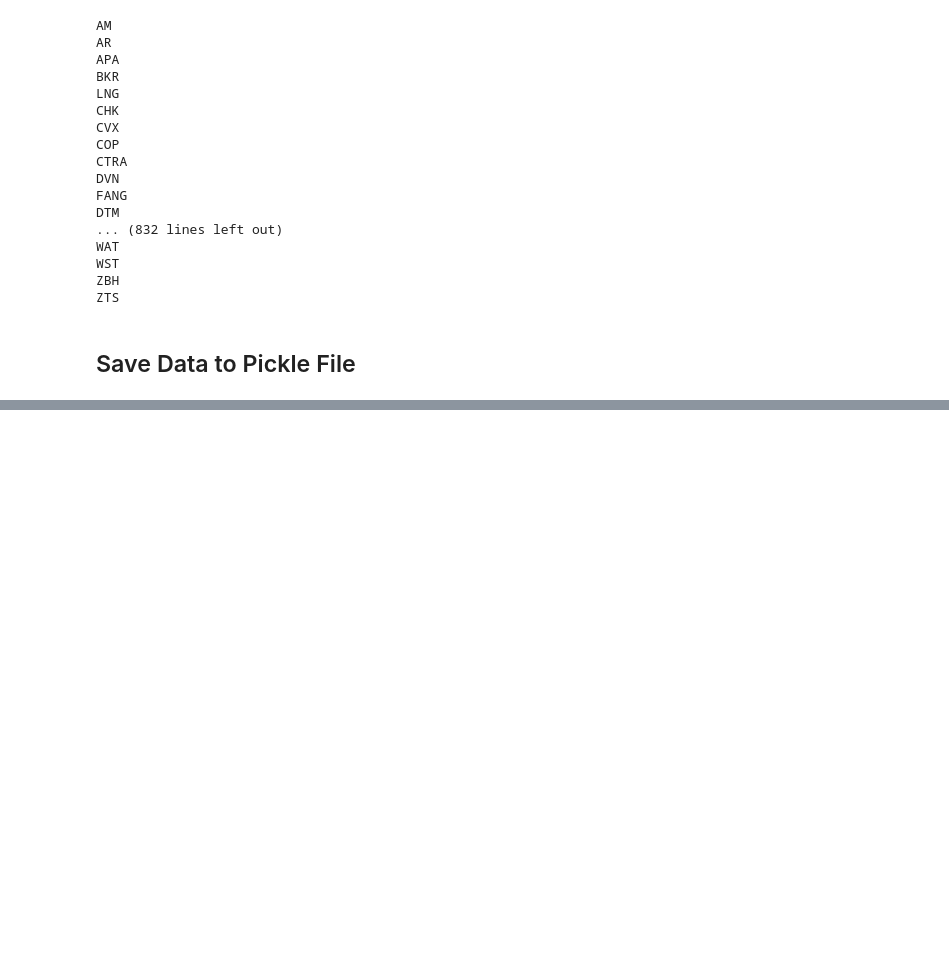
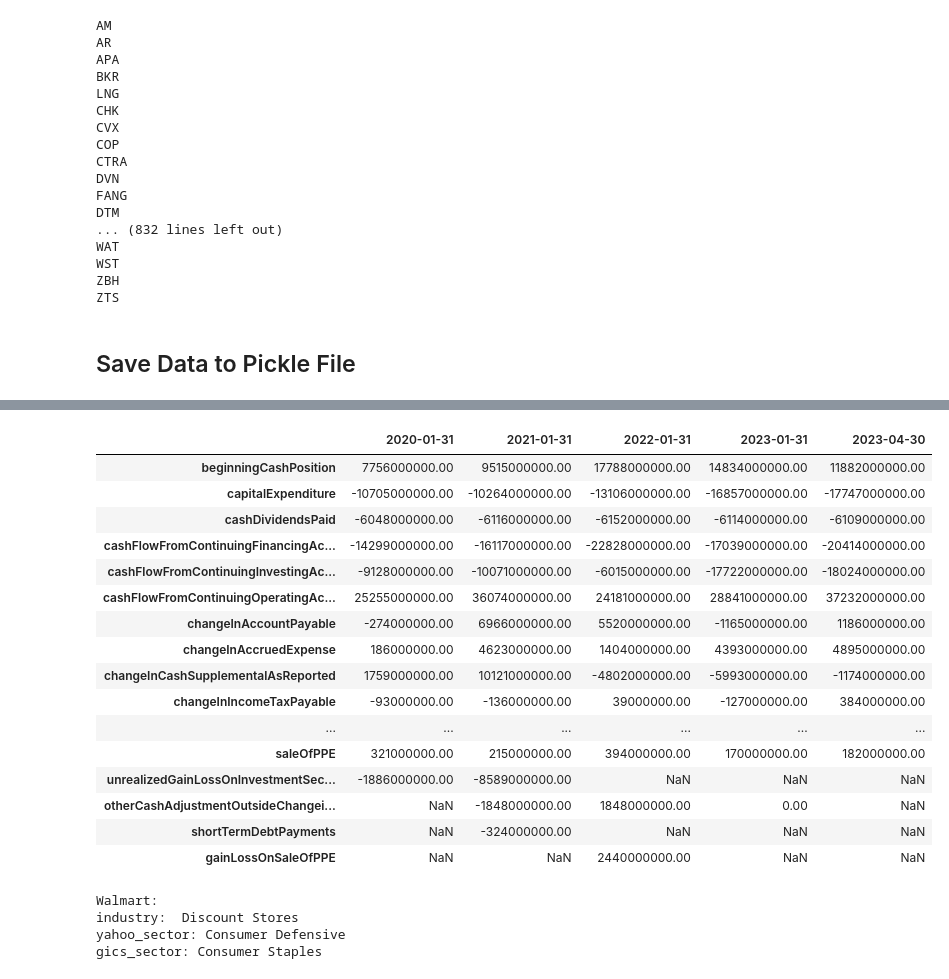
Before and after one commit to priyeshp123/MD3, a Jupyter notebook: notebook/Yahoo/Stage2_Yahoo_Extract_Data.ipynb, the cells around one changed output, grey strips where cells are left out. Saved outputs shown, nothing was run; the diff lists cells and outputs as text; code cells hidden in the pictures; blank space fills up the shorter version.

```diff
--- a/notebook/Yahoo/Stage2_Yahoo_Extract_Data.ipynb
+++ b/notebook/Yahoo/Stage2_Yahoo_Extract_Data.ipynb
@@ -183,0 +226,34 @@ len(master_company_profile.keys())
+# %%
+# Check Data - Cash Statement
+
+master_company_data['WMT']['cash']
+# %% [output]
+|  | 2020-01-31 | 2021-01-31 | 2022-01-31 | 2023-01-31 | 2023-04-30 |
+| beginningCashPosition | 7756000000.00 | 9515000000.00 | 17788000000.00 | 14834000000.00 | 11882000000.00 |
+| capitalExpenditure | -10705000000.00 | -10264000000.00 | -13106000000.00 | -16857000000.00 | -17747000000.00 |
+| cashDividendsPaid | -6048000000.00 | -6116000000.00 | -6152000000.00 | -6114000000.00 | -6109000000.00 |
+| cashFlowFromContinuingFinancingAc... | -14299000000.00 | -16117000000.00 | -22828000000.00 | -17039000000.00 | -20414000000.00 |
+| cashFlowFromContinuingInvestingAc... | -9128000000.00 | -10071000000.00 | -6015000000.00 | -17722000000.00 | -18024000000.00 |
+| cashFlowFromContinuingOperatingAc... | 25255000000.00 | 36074000000.00 | 24181000000.00 | 28841000000.00 | 37232000000.00 |
+| changeInAccountPayable | -274000000.00 | 6966000000.00 | 5520000000.00 | -1165000000.00 | 1186000000.00 |
+| changeInAccruedExpense | 186000000.00 | 4623000000.00 | 1404000000.00 | 4393000000.00 | 4895000000.00 |
+| changeInCashSupplementalAsReported | 1759000000.00 | 10121000000.00 | -4802000000.00 | -5993000000.00 | -1174000000.00 |
+| changeInIncomeTaxPayable | -93000000.00 | -136000000.00 | 39000000.00 | -127000000.00 | 384000000.00 |
+| ... | ... | ... | ... | ... | ... |
+| saleOfPPE | 321000000.00 | 215000000.00 | 394000000.00 | 170000000.00 | 182000000.00 |
+| unrealizedGainLossOnInvestmentSec... | -1886000000.00 | -8589000000.00 | NaN | NaN | NaN |
+| otherCashAdjustmentOutsideChangei... | NaN | -1848000000.00 | 1848000000.00 | 0.00 | NaN |
+| shortTermDebtPayments | NaN | -324000000.00 | NaN | NaN | NaN |
+| gainLossOnSaleOfPPE | NaN | NaN | 2440000000.00 | NaN | NaN |
+# %%
+# Check data
+
+print("Walmart:")
+print("industry: ",master_company_data['WMT']['industry'])
+print("yahoo_sector:",master_company_data['WMT']['yahoo_sector'])
+print("gics_sector:",master_company_data['WMT']['gics_sector'])
+# %% [output]
+Walmart:
+industry:  Discount Stores
+yahoo_sector: Consumer Defensive
+gics_sector: Consumer Staples
```
Also changed, not shown: parts of 7 cells of this notebook, 3 other files.
